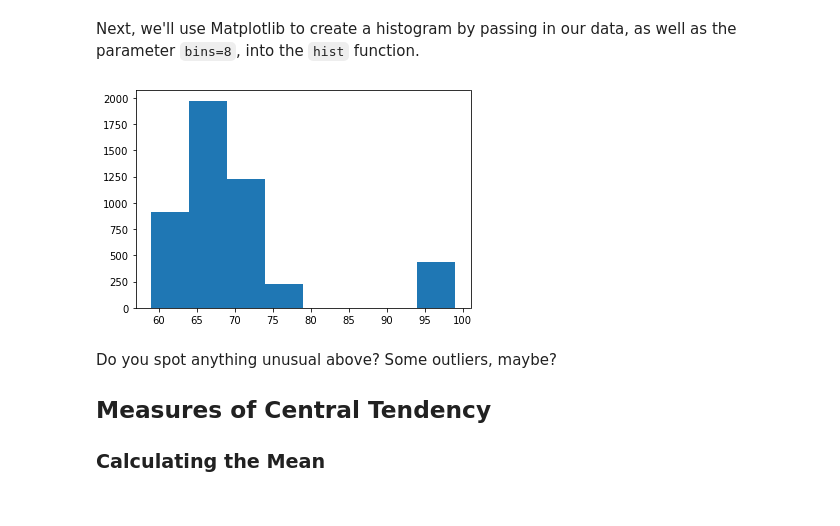
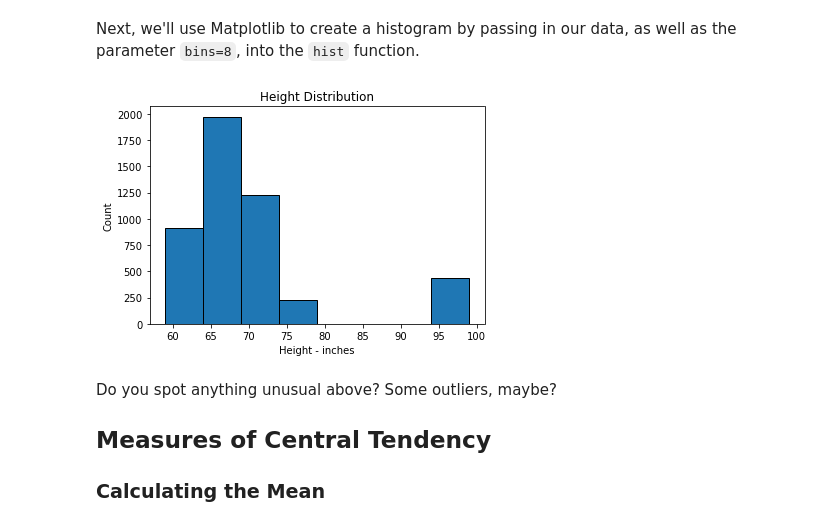
Before and after one commit to Justine-js/dsc-implementing-statistics-with-functions-lab, a Jupyter notebook: index.ipynb, the cells around one changed output. Saved outputs shown, nothing was run; the diff lists cells and outputs as text; code cells hidden in the pictures.

```diff
--- a/index.ipynb
+++ b/index.ipynb
@@ -62,9 +137,12 @@ Next, we'll use Matplotlib to create a histogram by passing in our data, as well
 # %%
 # Run this cell without changes
 # A histogram should display below
-plt.hist(height, bins=8);
+plt.hist(height, bins = 8, edgecolor = 'black')
+plt.title("Height Distribution")
+plt.xlabel("Height - inches")
+plt.ylabel("Count");
 # %% [output]
-[figure, old version]
+[figure, new version]
 # %% [markdown]
 Do you spot anything unusual above? Some outliers, maybe?
 
```
Also changed, not shown: parts of 13 cells of this notebook.
